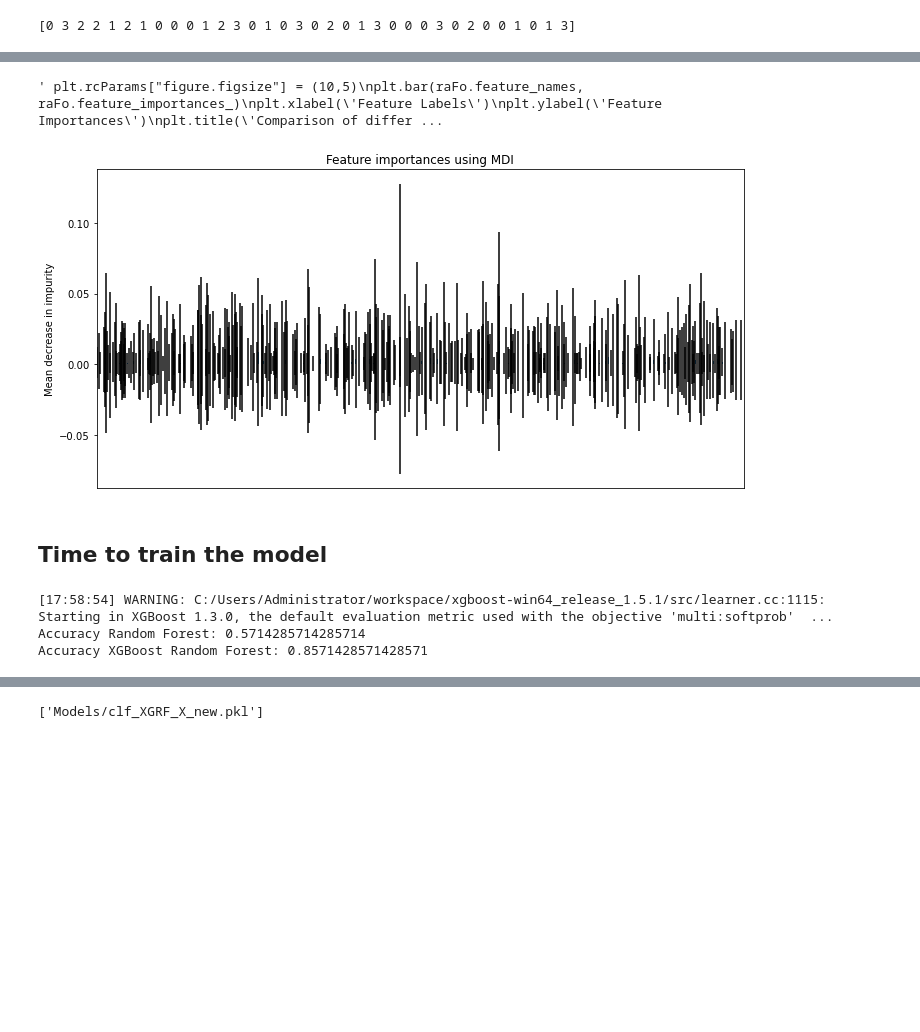
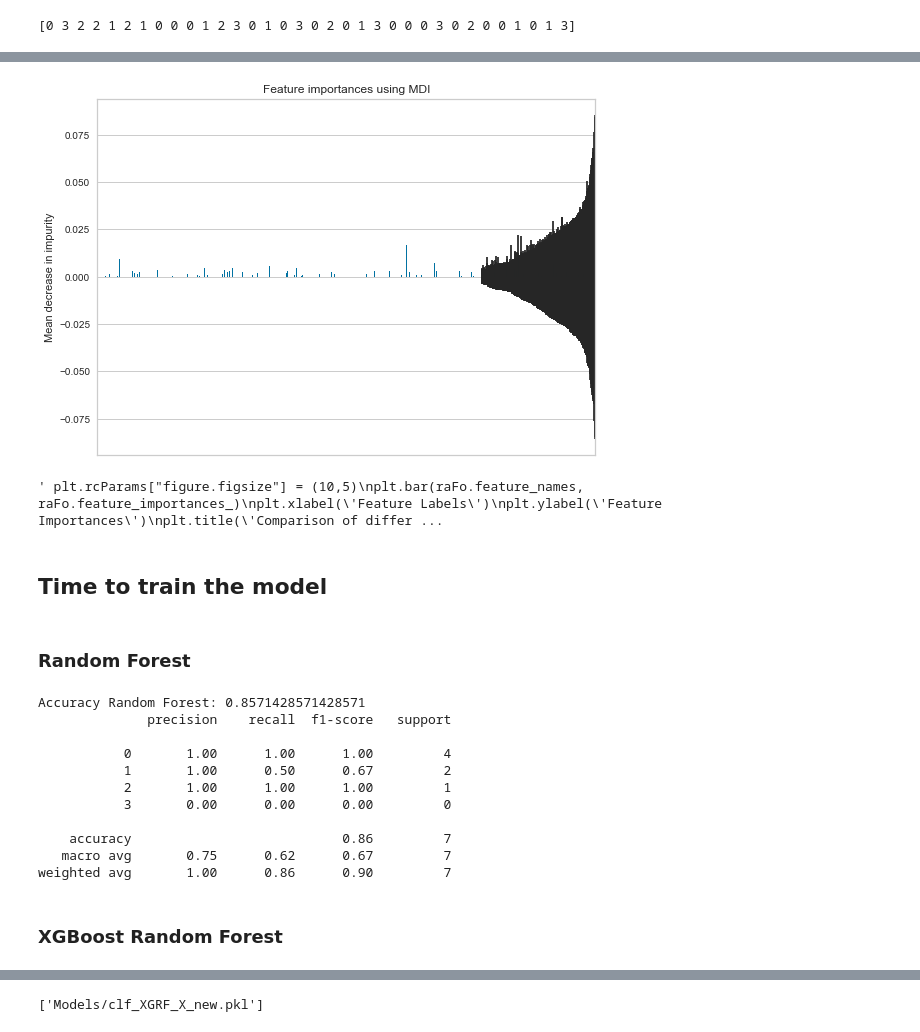
Before and after one commit to cewinharhar/BECS2_dataChallenge, a Jupyter notebook: MLworkflow.ipynb, the cells around one changed output, grey strips where cells are left out. Saved outputs shown, nothing was run; the diff lists cells and outputs as text; code cells hidden in the pictures; blank space fills up the shorter version.

```diff
--- a/MLworkflow.ipynb
+++ b/MLworkflow.ipynb
@@ -119,23 +140,26 @@ X_new.shape
 # %%
 # Visualize feature importance
 
 importances = raFo.feature_importances_
+
 std = np.std([tree.feature_importances_ for tree in raFo.estimators_], axis=0)
+std.sort()
 
 forest_importances = pd.Series(importances)
 
 fig, ax = plt.subplots()
 forest_importances.plot.bar(yerr=std, ax=ax)
 ax.set_title("Feature importances using MDI")
 ax.set_ylabel("Mean decrease in impurity")
 ax.get_xaxis().set_visible(False)
 fig.tight_layout()
+plt.show()
 
 """ plt.rcParams["figure.figsize"] = (10,5)
 plt.bar(raFo.feature_names, raFo.feature_importances_)
 plt.xlabel('Feature Labels')
 plt.ylabel('Feature Importances')
 plt.title('Comparison of different Feature Importances'); """
 # %% [output]
+[figure, new version]
 ' plt.rcParams["figure.figsize"] = (10,5)\nplt.bar(raFo.feature_names, raFo.feature_importances_)\nplt.xlabel(\'Feature Labels\')\nplt.ylabel(\'Feature Importances\')\nplt.title(\'Comparison of differ ...
-[figure, old version]
@@ -147,23 +173,32 @@ X_train, X_test, y_train, y_test = train_test_split(X_new, y, test_size=0.2, ran
+# %% [markdown]
+### Random Forest
 # %%
 #split
 from sklearn.model_selection import train_test_split
 
-X_train, X_test, y_train, y_test = train_test_split(X_new, y, test_size=0.2, random_state=0)
+X_train, X_test, y_train, y_test = train_test_split(X_new, y, test_size=0.2, random_state=3)
 
 clf_RF = RandomForestClassifier(random_state=1)
 clf_RF.fit(X_train ,y_train)
 y_RFpred = clf_RF.predict(X_test)
 
 
-clf_XGRF = xgboost.XGBClassifier(tree_method="exact", use_label_encoder =False, random_state=1)
-clf_XGRF.fit(X_train ,y_train)
-y_XGRFpred = clf_XGRF.predict(X_test)
 
 
 # Model Accuracy, how often is the classifier correct?
 print("Accuracy Random Forest:",metrics.accuracy_score(y_test , y_RFpred))
-print("Accuracy XGBoost Random Forest:",metrics.accuracy_score(y_test , y_XGRFpred))
+print(classification_report(y_test, y_RFpred))
 # %% [output]
-[17:58:54] WARNING: C:/Users/Administrator/workspace/xgboost-win64_release_1.5.1/src/learner.cc:1115: Starting in XGBoost 1.3.0, the default evaluation metric used with the objective 'multi:softprob'  ...
-Accuracy Random Forest: 0.5714285714285714
-Accuracy XGBoost Random Forest: 0.8571428571428571
+Accuracy Random Forest: 0.8571428571428571
+              precision    recall  f1-score   support
+
+           0       1.00      1.00      1.00         4
+           1       1.00      0.50      0.67         2
+           2       1.00      1.00      1.00         1
+           3       0.00      0.00      0.00         0
+
+    accuracy                           0.86         7
+   macro avg       0.75      0.62      0.67         7
+weighted avg       1.00      0.86      0.90         7
+# %% [markdown]
+### XGBoost Random Forest
```
Also changed, not shown: parts of 12 cells of this notebook, 6 other files.
